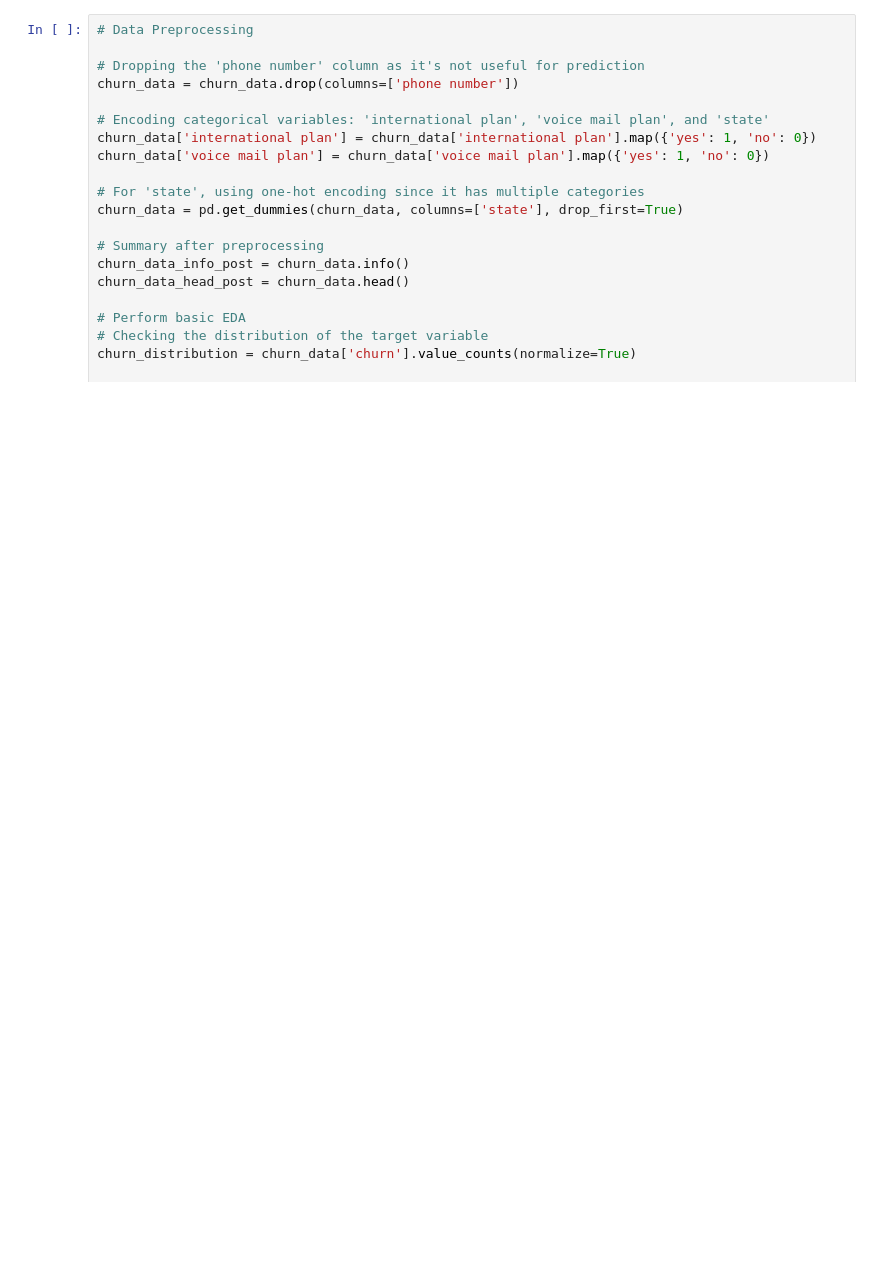
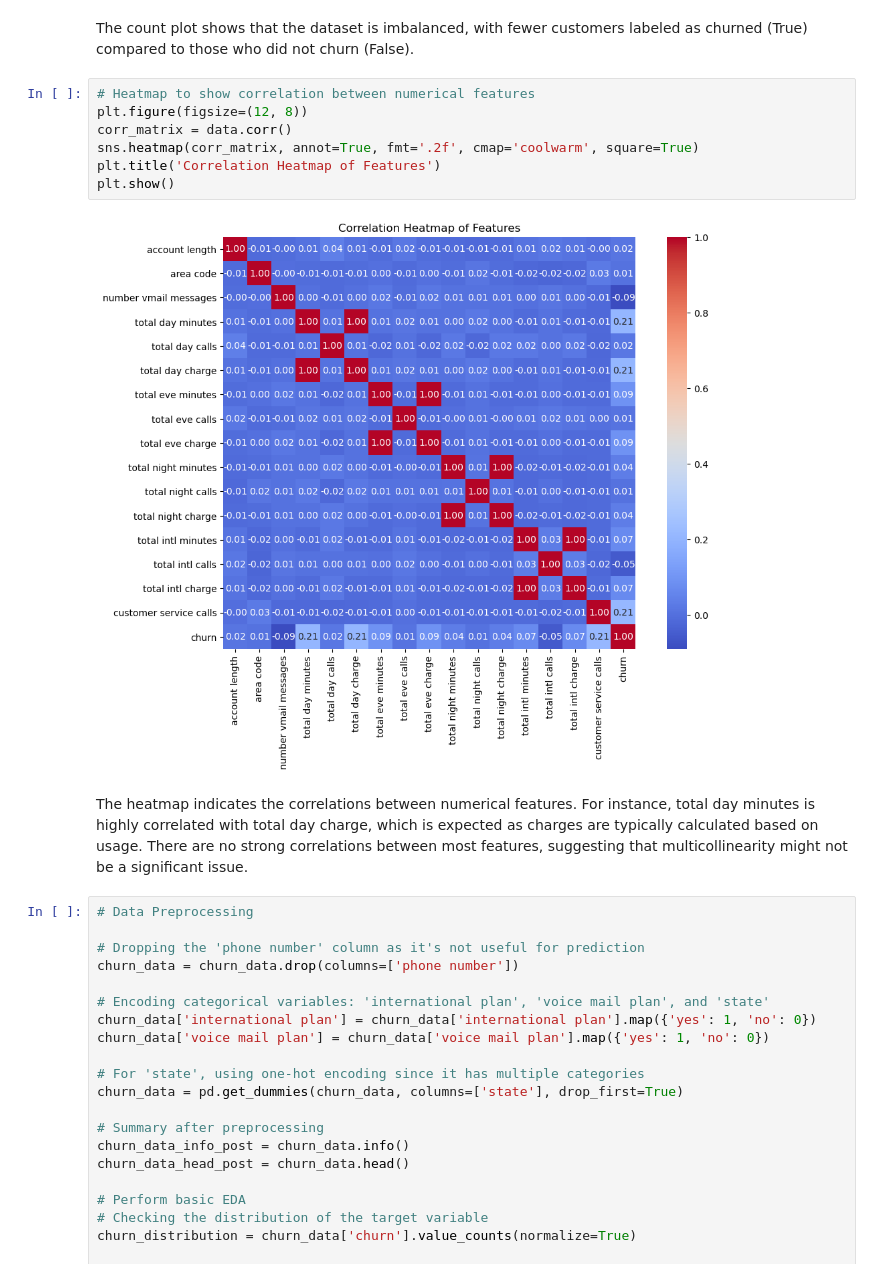
Before and after one commit to engige/syriatel_churn_modeling, a Jupyter notebook: index.ipynb, the cells around one changed output. Cells and saved outputs as stored; diff of their text form; blank space fills up the shorter version.

```diff
--- a/index.ipynb
+++ b/index.ipynb
@@ -47,3 +72,16 @@ memory usage: 524.2+ KB
+# %% [markdown]
+The count plot shows that the dataset is imbalanced, with fewer customers labeled as churned (True) compared to those who did not churn (False).
+# %%
+# Heatmap to show correlation between numerical features
+plt.figure(figsize=(12, 8))
+corr_matrix = data.corr()
+sns.heatmap(corr_matrix, annot=True, fmt='.2f', cmap='coolwarm', square=True)
+plt.title('Correlation Heatmap of Features')
+plt.show()
+# %% [output]
+[figure, added]
+# %% [markdown]
+The heatmap indicates the correlations between numerical features. For instance, total day minutes is highly correlated with total day charge, which is expected as charges are typically calculated based on usage. There are no strong correlations between most features, suggesting that multicollinearity might not be a significant issue.
 # %%
 # Data Preprocessing
 
```
Also changed, not shown: parts of 9 cells of this notebook.
